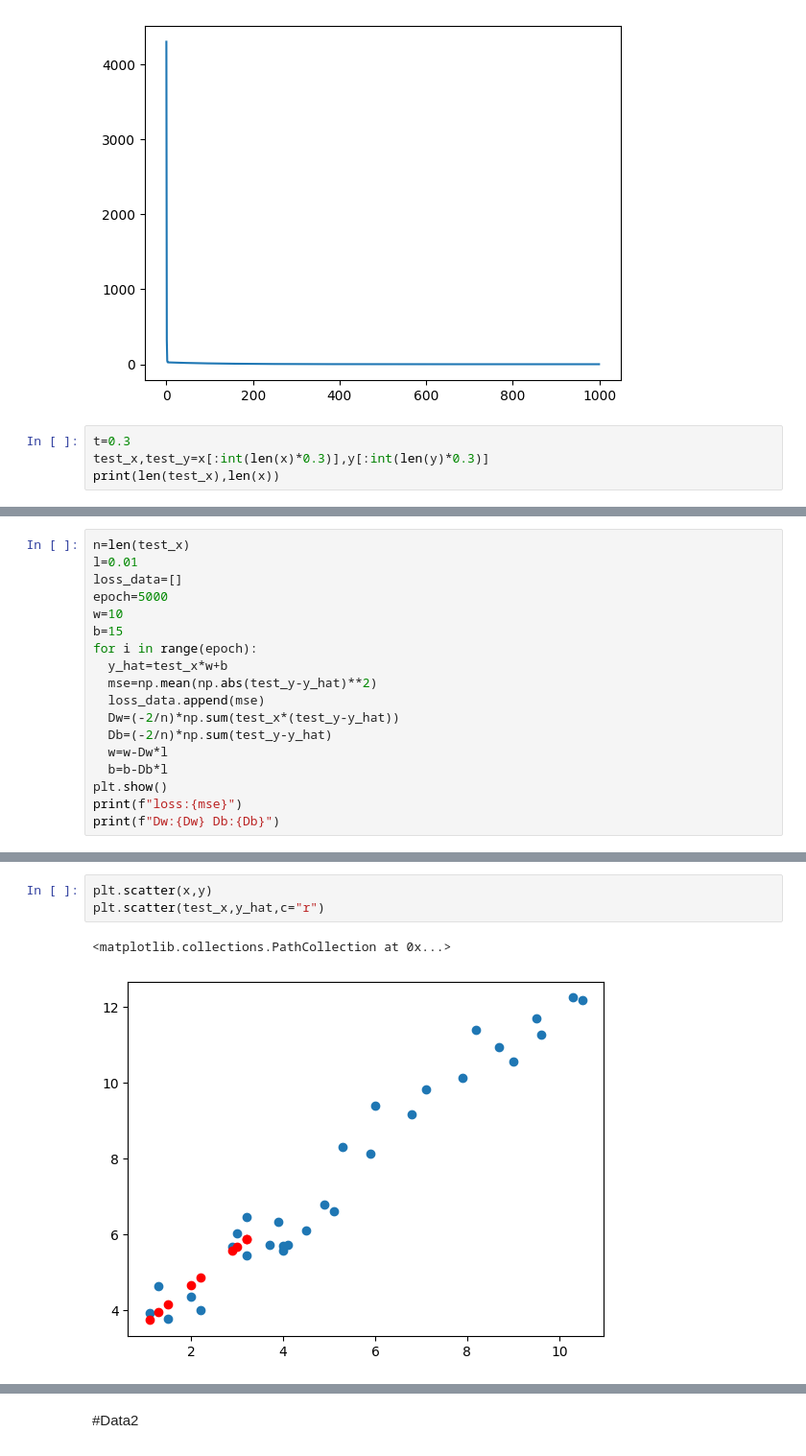
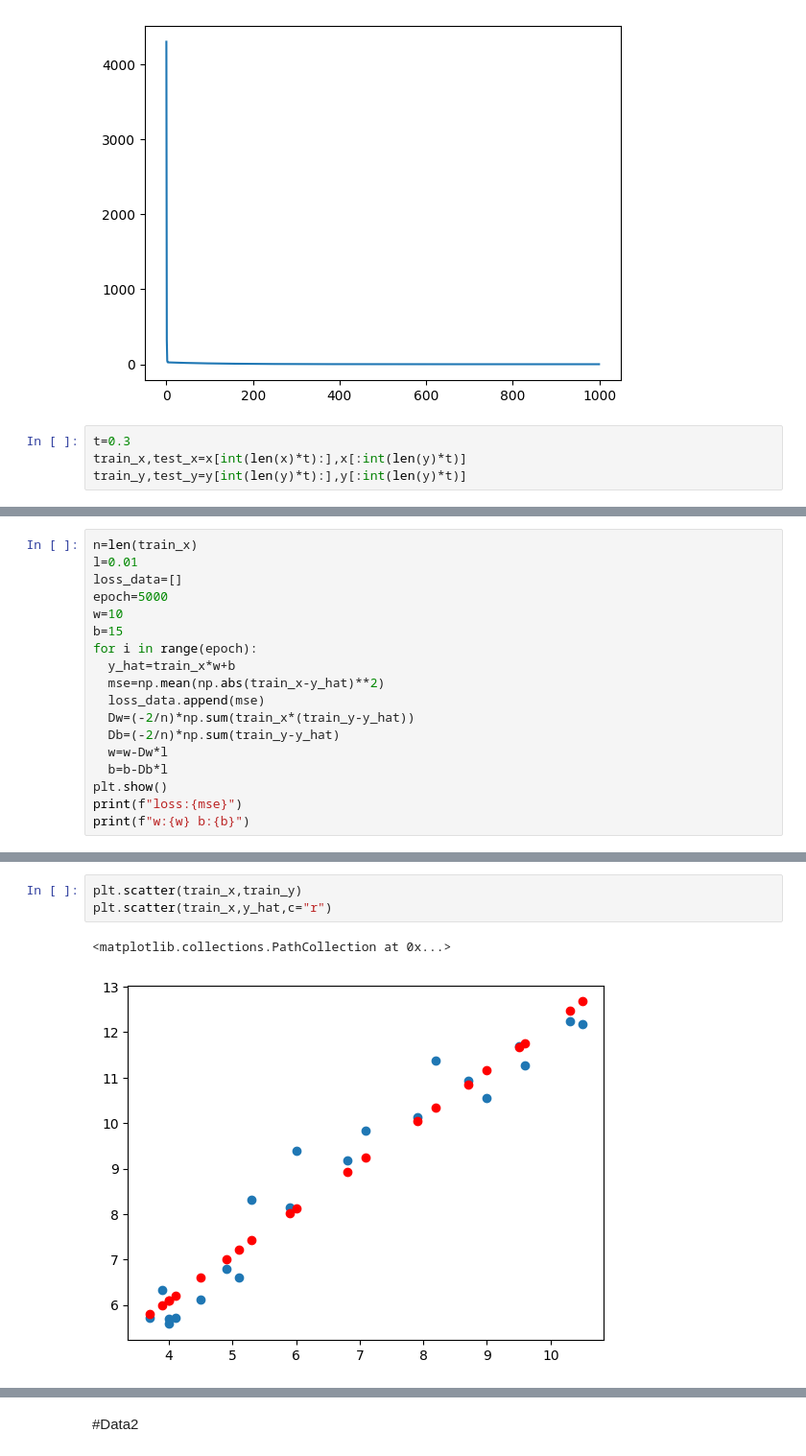
Before and after one commit to Bahrombekk/data, a Jupyter notebook: LINEAR_REGRESSION_TEST.ipynb, the cells around one changed output, grey strips where cells are left out. Shown: that part at 96% size. Cells and saved outputs as stored; diff of their text form.

```diff
--- a/LINEAR_REGRESSION_TEST.ipynb
+++ b/LINEAR_REGRESSION_TEST.ipynb
@@ -82,5 +82,5 @@ plt.plot(loss_data)
 [figure]
 # %%
 t=0.3
-test_x,test_y=x[:int(len(x)*0.3)],y[:int(len(y)*0.3)]
-print(len(test_x),len(x))
+train_x,test_x=x[int(len(x)*t):],x[:int(len(y)*t)]
+train_y,test_y=y[int(len(y)*t):],y[:int(len(y)*t)]
@@ -89,19 +87,19 @@ print(len(test_x),len(x))
 # %%
-n=len(test_x)
+n=len(train_x)
 l=0.01
 loss_data=[]
 epoch=5000
 w=10
 b=15
 for i in range(epoch):
-  y_hat=test_x*w+b
-  mse=np.mean(np.abs(test_y-y_hat)**2)
+  y_hat=train_x*w+b
+  mse=np.mean(np.abs(train_x-y_hat)**2)
   loss_data.append(mse)
-  Dw=(-2/n)*np.sum(test_x*(test_y-y_hat))
-  Db=(-2/n)*np.sum(test_y-y_hat)
+  Dw=(-2/n)*np.sum(train_x*(train_y-y_hat))
+  Db=(-2/n)*np.sum(train_y-y_hat)
   w=w-Dw*l
   b=b-Db*l
 plt.show()
 print(f"loss:{mse}")
-print(f"Dw:{Dw} Db:{Db}")
+print(f"w:{w} b:{b}")
 # %% [output]
@@ -110,9 +108,9 @@ Dw:-4.7021559406020444e-05 Db:0.0001176333879388104
 # %%
-plt.scatter(x,y)
-plt.scatter(test_x,y_hat,c="r")
+plt.scatter(train_x,train_y)
+plt.scatter(train_x,y_hat,c="r")
 # %% [output]
 <matplotlib.collections.PathCollection at 0x...>
-[figure, old version]
+[figure, new version]
 # %%
 plt.plot(loss_data)
 # %% [output]
```
Also changed, not shown: parts of 19 cells of this notebook.
